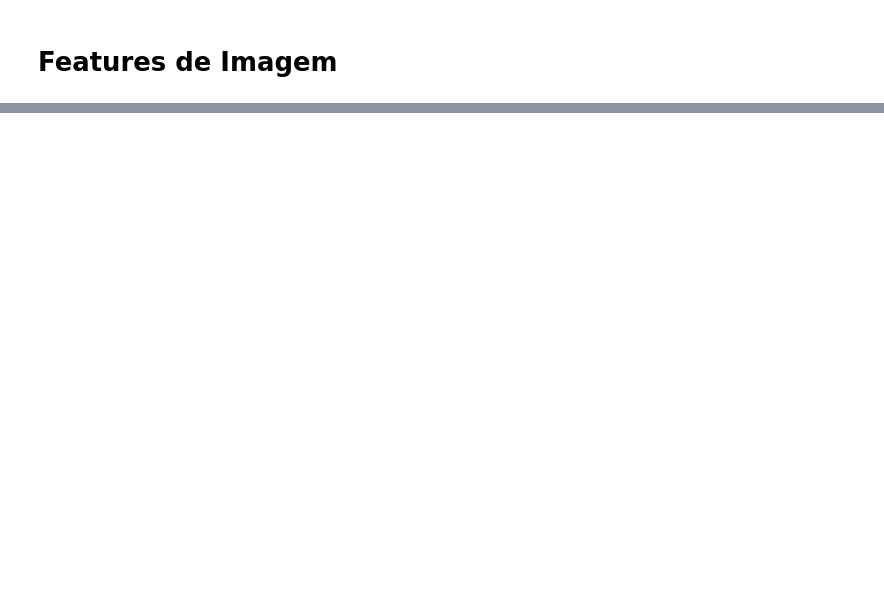
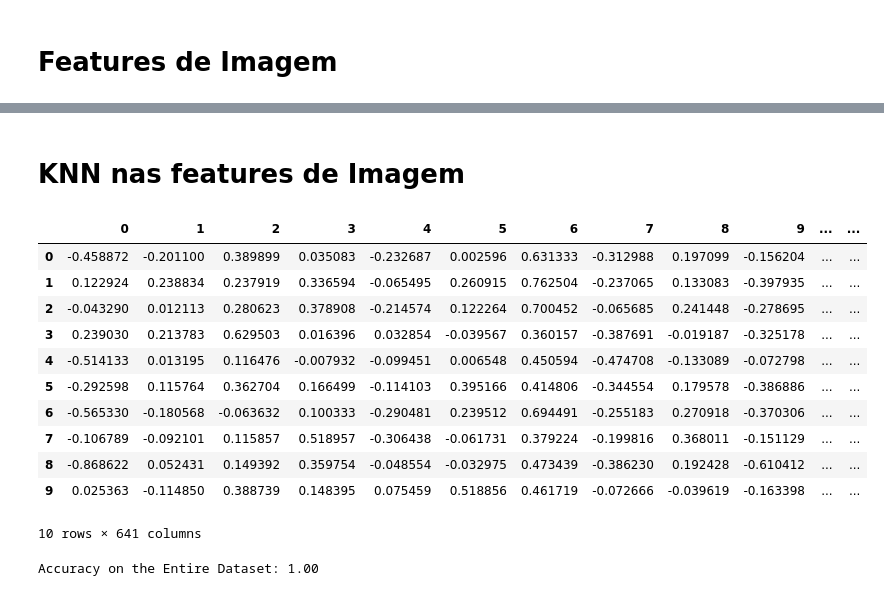
Before and after one commit to marreapato/Deep_Learning_Course, a Jupyter notebook: all_labels_VLModel_Lucas_Rabelo_modelo_align.ipynb, the cells around one changed output, grey strips where cells are left out. Drawn from its saved outputs; the diff is of its cells as text; code cells hidden in the pictures; blank space fills up the shorter version.

```diff
--- a/all_labels_VLModel_Lucas_Rabelo_modelo_align.ipynb
+++ b/all_labels_VLModel_Lucas_Rabelo_modelo_align.ipynb
@@ -308,0 +265,9 @@ torch.Size([1, 3, 289, 289])
+# %%
+selected_listl=labels_vector[0:10]
+# Extend the selected list with additional ranges
+selected_listl.extend(labels_vector[3010:3010])
+selected_listl.extend(labels_vector[7010:7010])
+selected_listl.extend(labels_vector[10010:10010])
+selected_listl.extend(labels_vector[13010:13010])
+selected_listl.extend(labels_vector[17010:17010])
+selected_listl
@@ -308,0 +285,4 @@ torch.Size([1, 3, 289, 289])
+# %%
+inputs = processor(images=selected_list, return_tensors="pt")
+image_features = model.get_image_features(**inputs)
+image_features.shape
@@ -308,0 +295,10 @@ torch.Size([1, 3, 289, 289])
+# %%
+import pandas as pd
+# Convert the PyTorch tensor to a NumPy array
+numpy_array = np.array(image_features.detach())
+
+# Create a Pandas DataFrame
+df = pd.DataFrame(numpy_array)  # Transpose the array to have 512 columns and 60 rows
+
+# Print the shape of the Pandas DataFrame
+print(df.shape)
@@ -308,0 +320,51 @@ torch.Size([1, 3, 289, 289])
+# %%
+df['labels']=selected_listl
+# %% [markdown]
+# KNN nas features de Imagem
+# %%
+df
+# %% [output]
+|  | 0 | 1 | 2 | 3 | 4 | 5 | 6 | 7 | 8 | 9 | ... | ... |
+| 0 | -0.458872 | -0.201100 | 0.389899 | 0.035083 | -0.232687 | 0.002596 | 0.631333 | -0.312988 | 0.197099 | -0.156204 | ... | ... |
+| 1 | 0.122924 | 0.238834 | 0.237919 | 0.336594 | -0.065495 | 0.260915 | 0.762504 | -0.237065 | 0.133083 | -0.397935 | ... | ... |
+| 2 | -0.043290 | 0.012113 | 0.280623 | 0.378908 | -0.214574 | 0.122264 | 0.700452 | -0.065685 | 0.241448 | -0.278695 | ... | ... |
+| 3 | 0.239030 | 0.213783 | 0.629503 | 0.016396 | 0.032854 | -0.039567 | 0.360157 | -0.387691 | -0.019187 | -0.325178 | ... | ... |
+| 4 | -0.514133 | 0.013195 | 0.116476 | -0.007932 | -0.099451 | 0.006548 | 0.450594 | -0.474708 | -0.133089 | -0.072798 | ... | ... |
+| 5 | -0.292598 | 0.115764 | 0.362704 | 0.166499 | -0.114103 | 0.395166 | 0.414806 | -0.344554 | 0.179578 | -0.386886 | ... | ... |
+| 6 | -0.565330 | -0.180568 | -0.063632 | 0.100333 | -0.290481 | 0.239512 | 0.694491 | -0.255183 | 0.270918 | -0.370306 | ... | ... |
+| 7 | -0.106789 | -0.092101 | 0.115857 | 0.518957 | -0.306438 | -0.061731 | 0.379224 | -0.199816 | 0.368011 | -0.151129 | ... | ... |
+| 8 | -0.868622 | 0.052431 | 0.149392 | 0.359754 | -0.048554 | -0.032975 | 0.473439 | -0.386230 | 0.192428 | -0.610412 | ... | ... |
+| 9 | 0.025363 | -0.114850 | 0.388739 | 0.148395 | 0.075459 | 0.518856 | 0.461719 | -0.072666 | -0.039619 | -0.163398 | ... | ... |
+10 rows × 641 columns
+# %%
+import pandas as pd
+from sklearn.neighbors import KNeighborsClassifier
+from sklearn.preprocessing import OneHotEncoder
+from sklearn.metrics import accuracy_score
+
+# Assuming df is your DataFrame with shape (60, 513) and the last column contains labels
+# Make sure to replace 'labels' with the actual name of your label column
+
+# Extract features (all columns except the label column) and labels
+X = df.drop('labels', axis=1)
+y = df['labels']
+
+# Convert labels to numerical values using OneHotEncoder
+onehot_encoder = OneHotEncoder(sparse=False)
+y_onehot = onehot_encoder.fit_transform(y.values.reshape(-1, 1))
+
+# Create and fit the KNN classifier on the entire dataset
+knn_classifier = KNeighborsClassifier(n_neighbors=3)
+knn_classifier.fit(X, y_onehot)
+
+# Make predictions on the same dataset
+y_pred_onehot = knn_classifier.predict(X)
+
+# Convert predicted one-hot encoded labels back to original strings
+y_pred_original = onehot_encoder.inverse_transform(y_pred_onehot.reshape(-1,1))
+
+# Print the accuracy on the entire dataset
+accuracy = accuracy_score(y.values, y_pred_original)
+print(f"Accuracy on the Entire Dataset: {accuracy:.2f}")
+# %% [output]
+Accuracy on the Entire Dataset: 1.00
```
Also changed, not shown: parts of 18 cells of this notebook.
